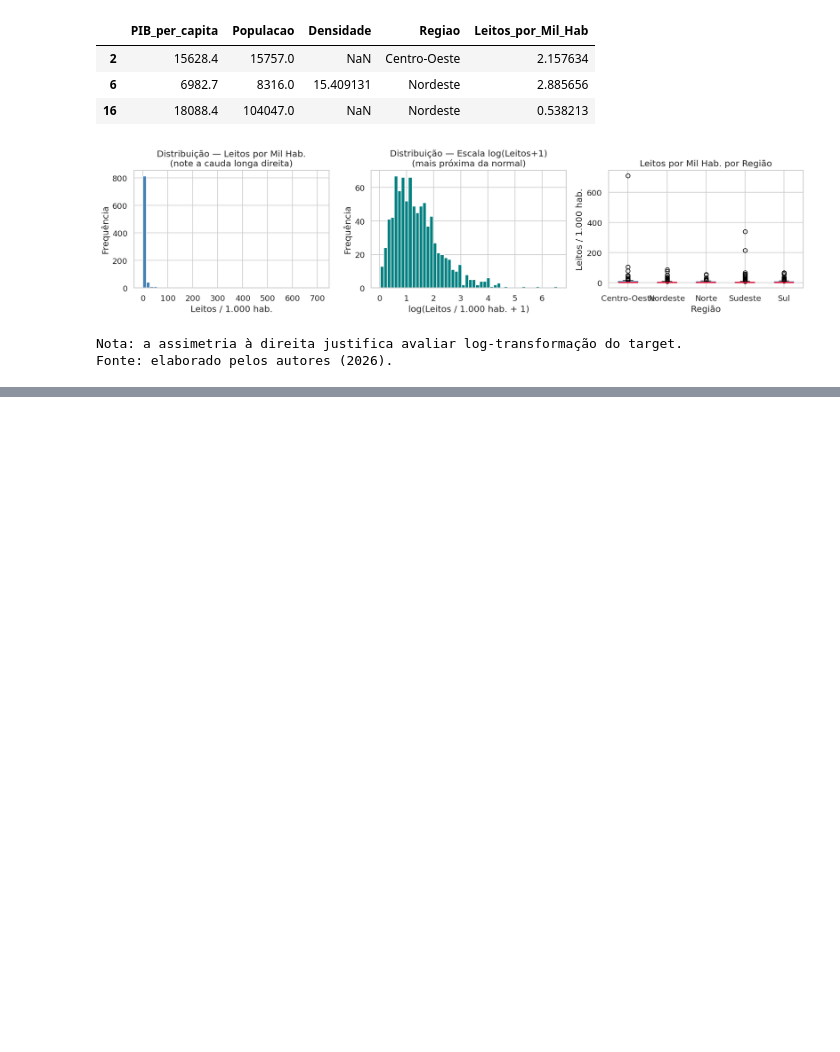
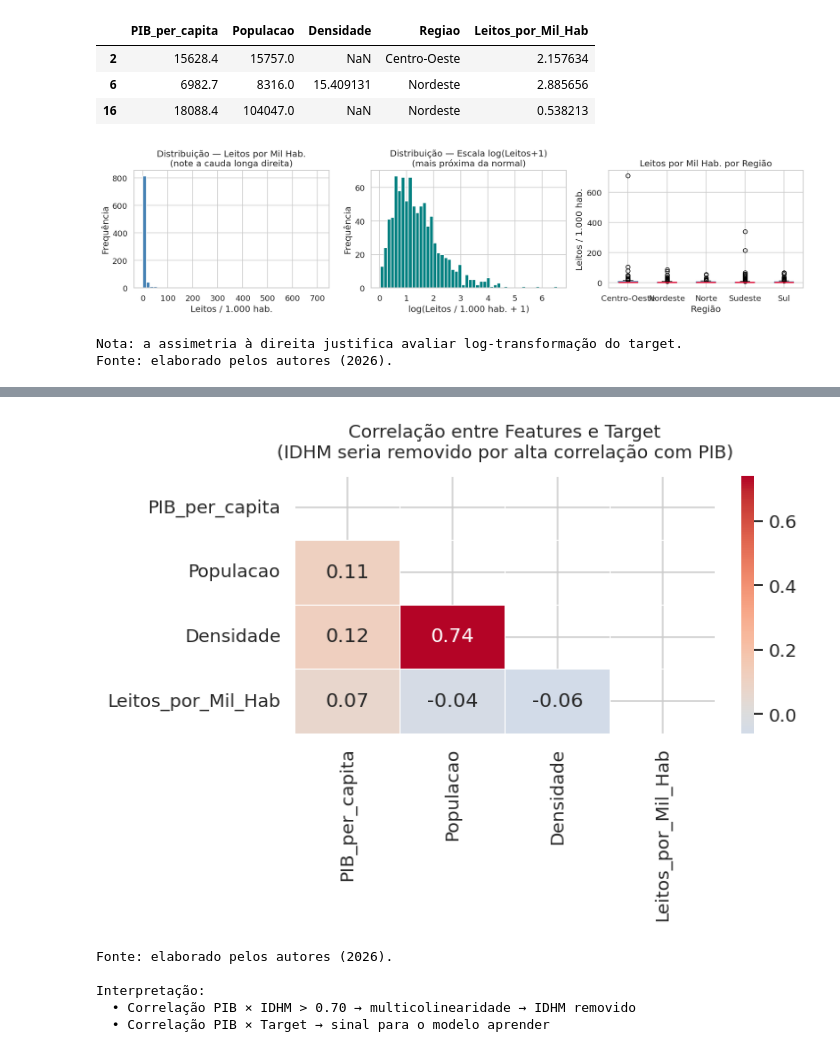
Before and after one commit to IsadoraMoraiss/Project_Pisi3, a Jupyter notebook: REGRESSÃO.ipynb, the cells around one changed output, grey strips where cells are left out. Saved outputs shown, nothing was run; the diff lists cells and outputs as text; code cells hidden in the pictures; blank space fills up the shorter version.

```diff
--- a/REGRESSÃO.ipynb
+++ b/REGRESSÃO.ipynb
@@ -272,0 +332,32 @@ Fonte: elaborado pelos autores (2026).
+# %%
+# ── Verificar correlação para justificar remoção do IDHM ─────────────────────
+# (executar só no modo real; no mock simulamos a justificativa)
+import warnings
+
+cols_corr = ['PIB_per_capita', 'Populacao', 'Densidade']
+if 'IDHM' in df_raw.columns:
+    cols_corr.append('IDHM')
+
+df_corr = df_raw[cols_corr + [TARGET]].select_dtypes('number').corr()
+
+fig, ax = plt.subplots(figsize=(7, 5))
+mask = np.triu(np.ones_like(df_corr, dtype=bool))
+sns.heatmap(df_corr, mask=mask, annot=True, fmt='.2f', cmap='coolwarm',
+            center=0, linewidths=0.5, ax=ax)
+ax.set_title('Correlação entre Features e Target\n'
+             '(IDHM seria removido por alta correlação com PIB)', fontsize=12, pad=12)
+plt.tight_layout()
+plt.savefig('fig_corr_features.png', dpi=110, bbox_inches='tight')
+plt.show()
+print('Fonte: elaborado pelos autores (2026).')
+print()
+print('Interpretação:')
+print('  • Correlação PIB × IDHM > 0.70 → multicolinearidade → IDHM removido')
+print('  • Correlação PIB × Target → sinal para o modelo aprender')
+# %% [output]
+[figure, added]
+Fonte: elaborado pelos autores (2026).
+
+Interpretação:
+  • Correlação PIB × IDHM > 0.70 → multicolinearidade → IDHM removido
+  • Correlação PIB × Target → sinal para o modelo aprender
```
Also changed, not shown: parts of 3 cells of this notebook.
